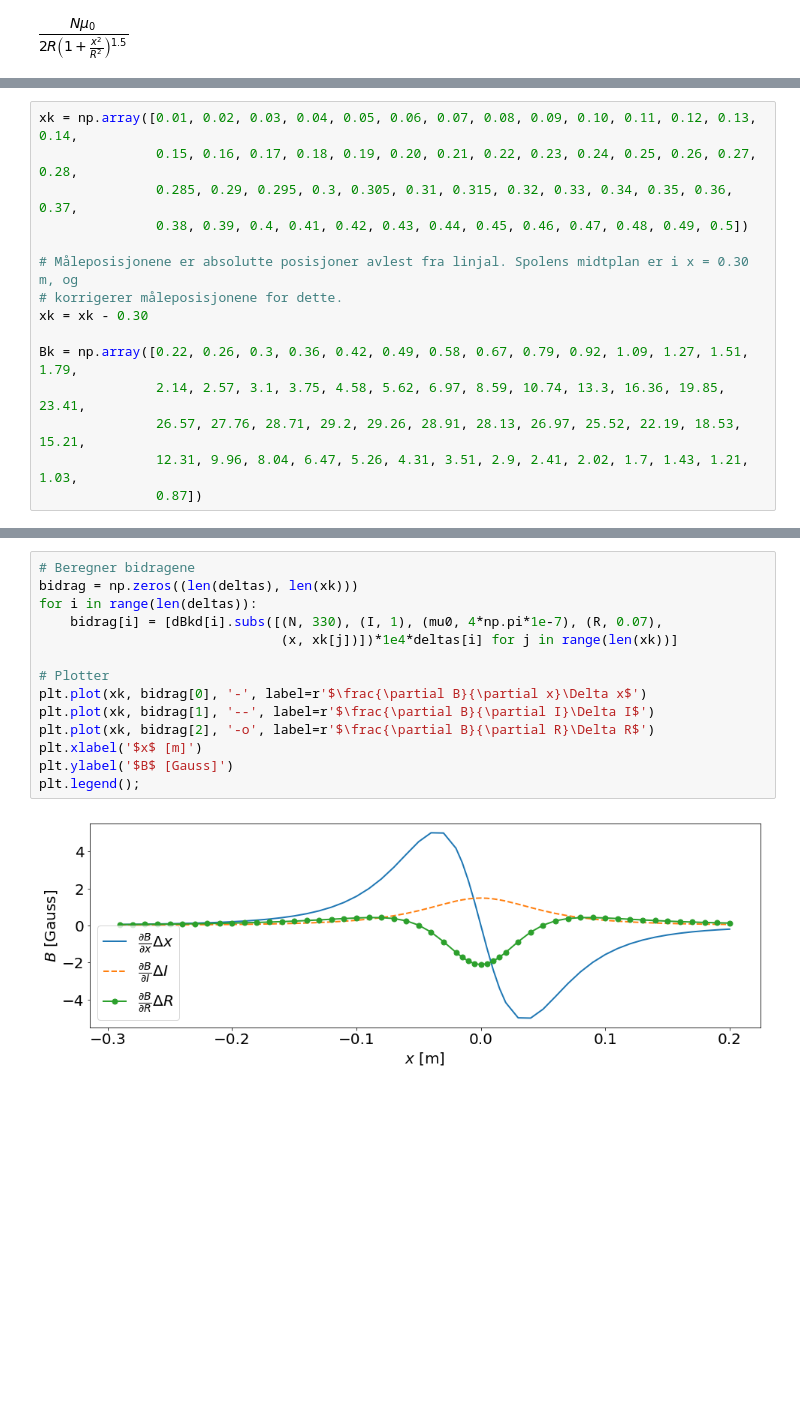
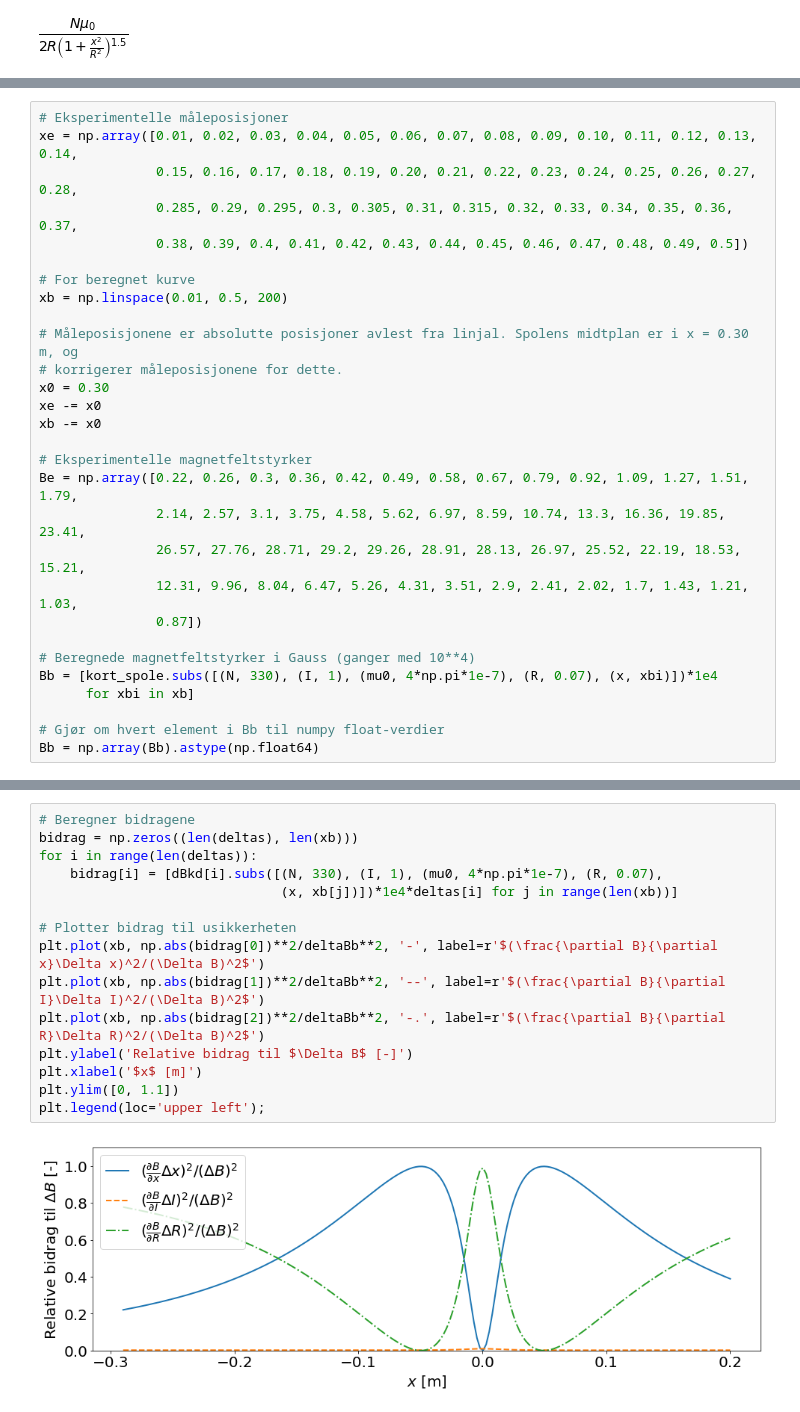
Before and after one commit to hakonanes/jupyter-notebooks, a Jupyter notebook: tea-edu/usikkerhetsanalyse_biotsavart_fy1003_20180215.ipynb, the cells around one changed output, grey strips where cells are left out. Cells and saved outputs as stored; diff of their text form; blank space fills up the shorter version.

```diff
--- a/tea-edu/usikkerhetsanalyse_biotsavart_fy1003_20180215.ipynb
+++ b/tea-edu/usikkerhetsanalyse_biotsavart_fy1003_20180215.ipynb
@@ -62,16 +66,30 @@ Suksess! Da skriver vi måleposisjoner og målte feltstyrker ved posisjonene vi
 # %%
-xk = np.array([0.01, 0.02, 0.03, 0.04, 0.05, 0.06, 0.07, 0.08, 0.09, 0.10, 0.11, 0.12, 0.13, 0.14,
+# Eksperimentelle måleposisjoner
+xe = np.array([0.01, 0.02, 0.03, 0.04, 0.05, 0.06, 0.07, 0.08, 0.09, 0.10, 0.11, 0.12, 0.13, 0.14,
                0.15, 0.16, 0.17, 0.18, 0.19, 0.20, 0.21, 0.22, 0.23, 0.24, 0.25, 0.26, 0.27, 0.28,
                0.285, 0.29, 0.295, 0.3, 0.305, 0.31, 0.315, 0.32, 0.33, 0.34, 0.35, 0.36, 0.37,
                0.38, 0.39, 0.4, 0.41, 0.42, 0.43, 0.44, 0.45, 0.46, 0.47, 0.48, 0.49, 0.5])
 
+# For beregnet kurve
+xb = np.linspace(0.01, 0.5, 200)
+
 # Måleposisjonene er absolutte posisjoner avlest fra linjal. Spolens midtplan er i x = 0.30 m, og
 # korrigerer måleposisjonene for dette.
-xk = xk - 0.30
+x0 = 0.30
+xe -= x0
+xb -= x0
 
-Bk = np.array([0.22, 0.26, 0.3, 0.36, 0.42, 0.49, 0.58, 0.67, 0.79, 0.92, 1.09, 1.27, 1.51, 1.79,
+# Eksperimentelle magnetfeltstyrker
+Be = np.array([0.22, 0.26, 0.3, 0.36, 0.42, 0.49, 0.58, 0.67, 0.79, 0.92, 1.09, 1.27, 1.51, 1.79,
                2.14, 2.57, 3.1, 3.75, 4.58, 5.62, 6.97, 8.59, 10.74, 13.3, 16.36, 19.85, 23.41,
                26.57, 27.76, 28.71, 29.2, 29.26, 28.91, 28.13, 26.97, 25.52, 22.19, 18.53, 15.21,
                12.31, 9.96, 8.04, 6.47, 5.26, 4.31, 3.51, 2.9, 2.41, 2.02, 1.7, 1.43, 1.21, 1.03,
                0.87])
+
+# Beregnede magnetfeltstyrker i Gauss (ganger med 10**4)
+Bb = [kort_spole.subs([(N, 330), (I, 1), (mu0, 4*np.pi*1e-7), (R, 0.07), (x, xbi)])*1e4
+      for xbi in xb]
+
+# Gjør om hvert element i Bb til numpy float-verdier
+Bb = np.array(Bb).astype(np.float64)
 # %% [markdown]
@@ -126,19 +157,20 @@ Vi ser at den absolutte feilen så liten at errobarene ikke synes. En annen måt
 # %%
 # Beregner bidragene
-bidrag = np.zeros((len(deltas), len(xk)))
+bidrag = np.zeros((len(deltas), len(xb)))
 for i in range(len(deltas)):
     bidrag[i] = [dBkd[i].subs([(N, 330), (I, 1), (mu0, 4*np.pi*1e-7), (R, 0.07),
-                               (x, xk[j])])*1e4*deltas[i] for j in range(len(xk))]
+                               (x, xb[j])])*1e4*deltas[i] for j in range(len(xb))]
 
-# Plotter
-plt.plot(xk, bidrag[0], '-', label=r'$\frac{\partial B}{\partial x}\Delta x$')
-plt.plot(xk, bidrag[1], '--', label=r'$\frac{\partial B}{\partial I}\Delta I$')
-plt.plot(xk, bidrag[2], '-o', label=r'$\frac{\partial B}{\partial R}\Delta R$')
+# Plotter bidrag til usikkerheten
+plt.plot(xb, np.abs(bidrag[0])**2/deltaBb**2, '-', label=r'$(\frac{\partial B}{\partial x}\Delta x)^2/(\Delta B)^2$')
+plt.plot(xb, np.abs(bidrag[1])**2/deltaBb**2, '--', label=r'$(\frac{\partial B}{\partial I}\Delta I)^2/(\Delta B)^2$')
+plt.plot(xb, np.abs(bidrag[2])**2/deltaBb**2, '-.', label=r'$(\frac{\partial B}{\partial R}\Delta R)^2/(\Delta B)^2$')
+plt.ylabel('Relative bidrag til $\Delta B$ [-]')
 plt.xlabel('$x$ [m]')
-plt.ylabel('$B$ [Gauss]')
-plt.legend();
+plt.ylim([0, 1.1])
+plt.legend(loc='upper left');
 # %% [output]
-[figure, old version]
+[figure, new version]
 # %% [markdown]
 # Helmholtzspoler og solenoide
 
```
Also changed, not shown: parts of 8 cells of this notebook.
